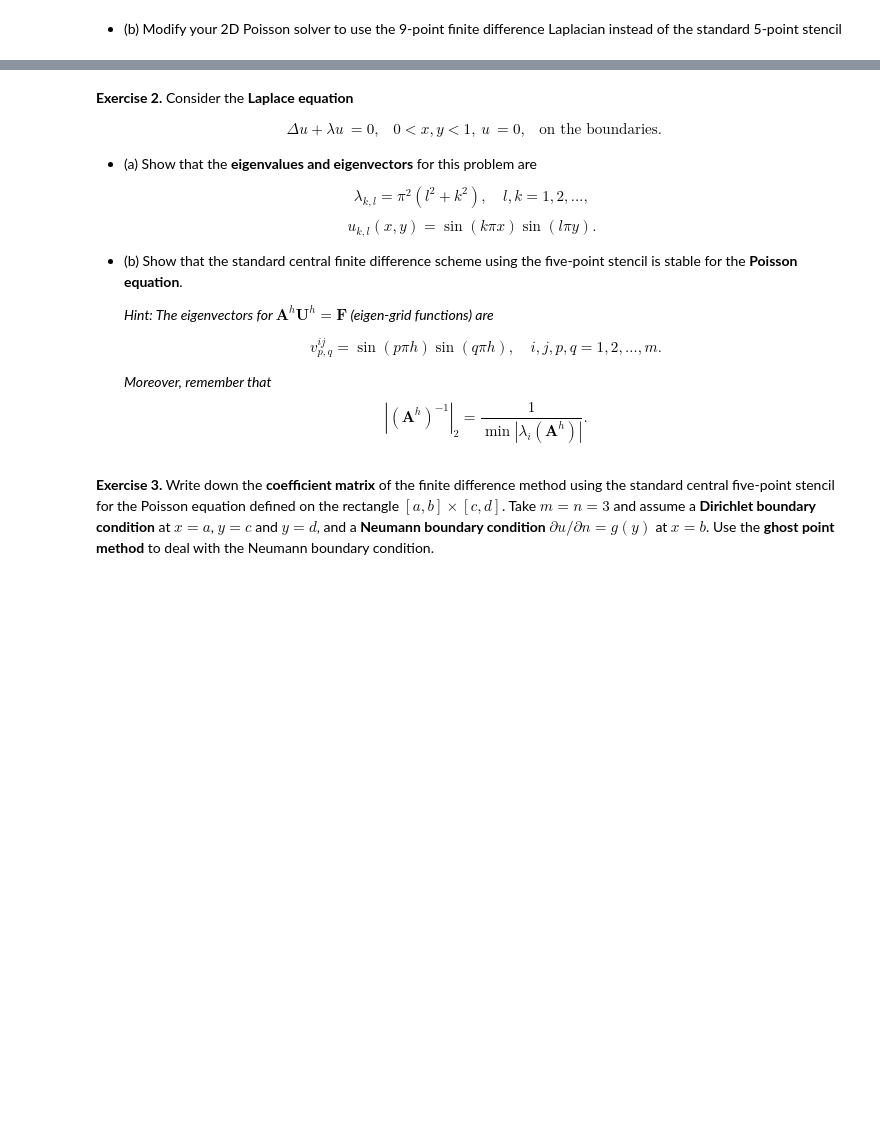
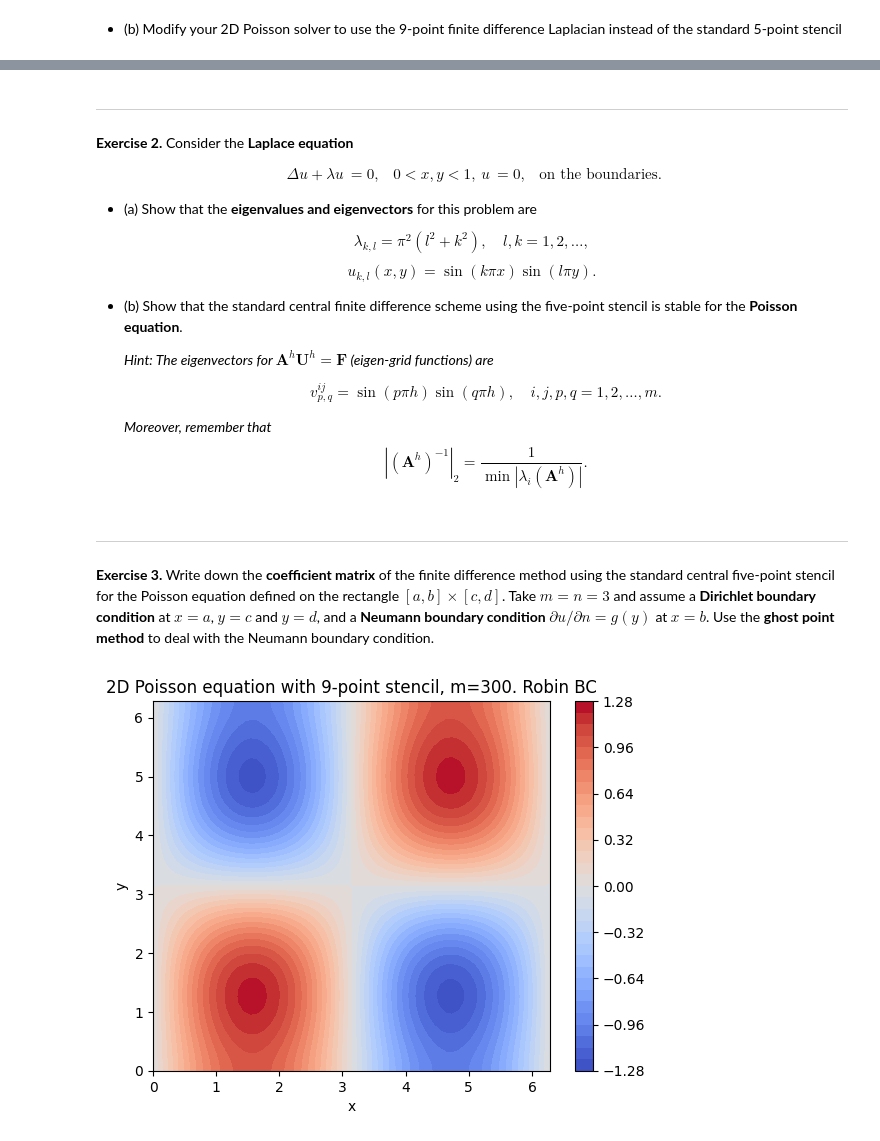
Before and after one commit to jenriquezafra/MSc, a Jupyter notebook: CTDE/exercises.ipynb, the cells around one changed output, grey strips where cells are left out. Cells and saved outputs as stored; diff of their text form; code cells hidden in the pictures; blank space fills up the shorter version.

```diff
--- a/CTDE/exercises.ipynb
+++ b/CTDE/exercises.ipynb
@@ -125,4 +244,5 @@ plt.grid(True, which='both')
 # %% [markdown]
+---
 **Exercise 2.** Consider the **Laplace equation**
 
 $$
@@ -155,5 +275,5 @@ $$
   | (\mathbf{A}^h)^{-1} |_2 = \frac{1}{\min |\lambda_i (\mathbf{A}^h)|}.
   $$
 # %% [markdown]
-
+---
 **Exercise 3.** Write down the **coefficient matrix** of the finite difference method using the standard central five-point stencil for the Poisson equation defined on the rectangle $[a, b] \times [c, d]$. Take $m=n=3$ and assume a **Dirichlet boundary condition** at $x=a$, $y=c$ and $y=d$, and a **Neumann boundary condition** $\partial u / \partial n = g(y)$ at $x=b$. Use the **ghost point method** to deal with the Neumann boundary condition.
@@ -159,0 +282,22 @@ $$
+# %%
+# Mixta: Neumann en arriba/abajo (g=0), Dirichlet en izquierda/derecha
+m=300
+left  = ('D', lambda y: 0.0)
+right = ('D', lambda y: 0.0)
+bottom= ('N', 0.0)
+top   = ('N', 0.0)
+X,Y,U = solve_poisson_5pt_mixed(a=0, b=2*np.pi, c=0, d=2*np.pi,
+                                m_x=64, m_y=64,
+                                left_bc=left, right_bc=right,
+                                bottom_bc=bottom, top_bc=top,
+                                rhs=lambda X,Y: -2*np.sin(X)*np.sin(Y),
+                                reference_value=None)
+# %%
+plt.contourf(X, Y, U, 30, cmap='coolwarm')
+plt.colorbar()
+plt.title(f'2D Poisson equation with 9-point stencil, m={m}. Robin BC')
+plt.xlabel('x')
+plt.ylabel('y')
+plt.show()
+# %% [output]
+[figure, added]
```
Also changed, not shown: parts of 11 cells of this notebook, 7 other files.
